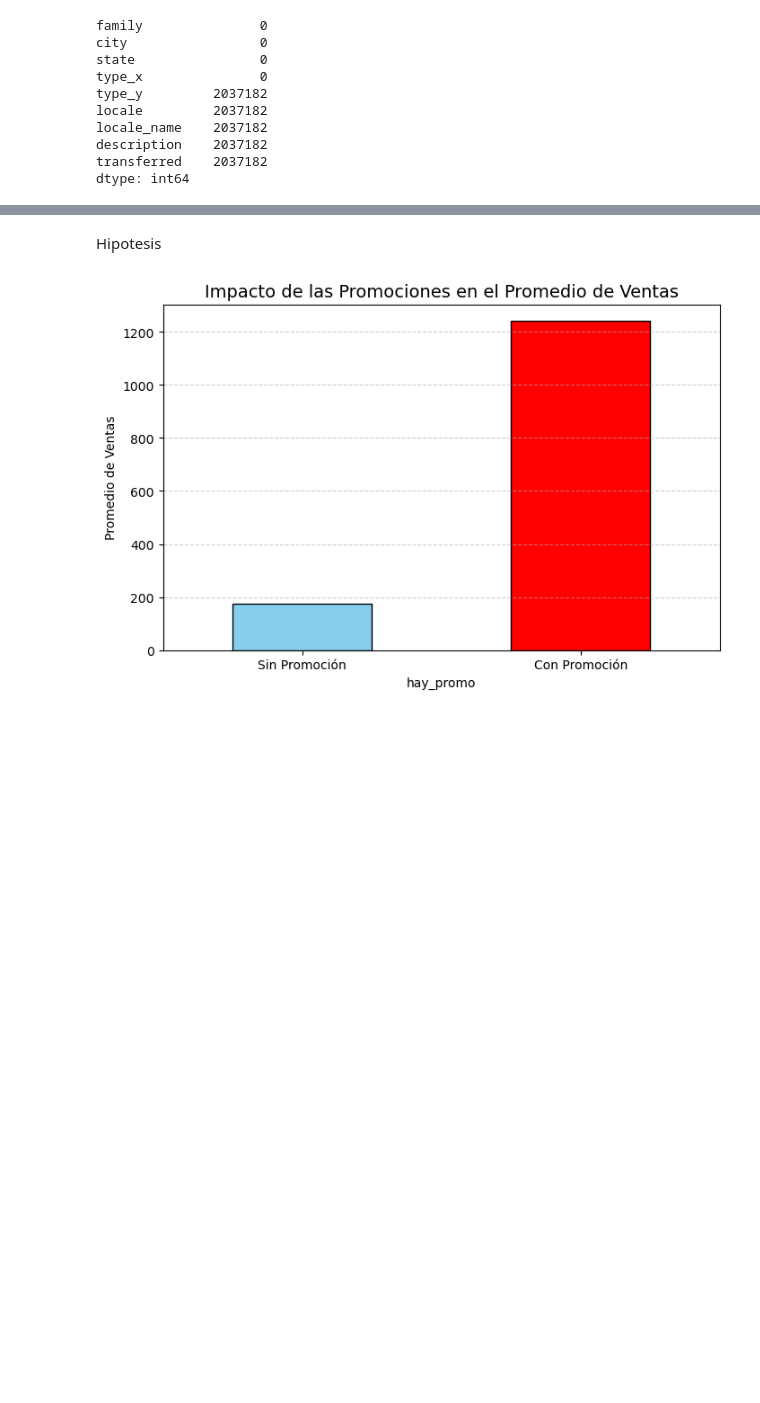
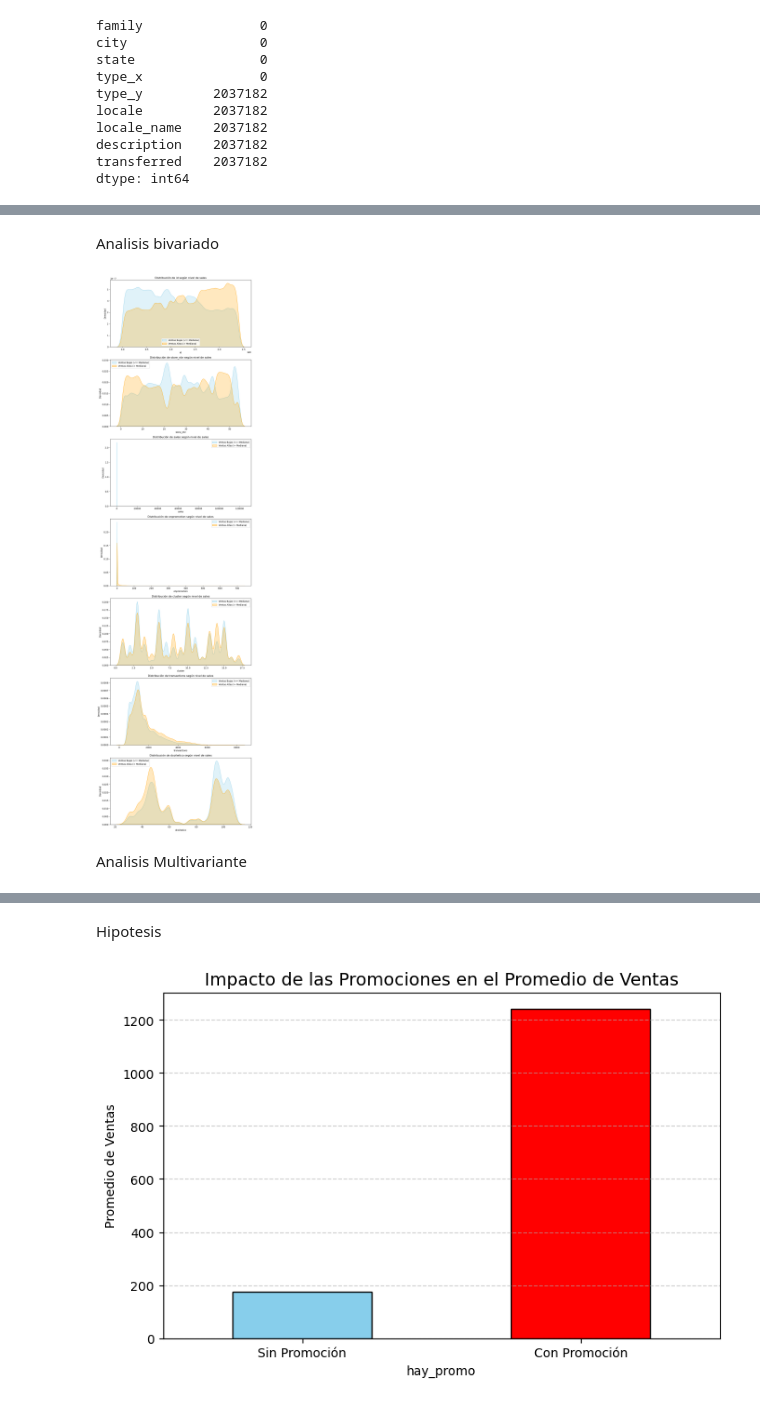
Before and after one commit to yiyinZhou/trabajo_final_PML, a Jupyter notebook: EDA.ipynb, the cells around one changed output, grey strips where cells are left out. Cells and saved outputs as stored; diff of their text form; code cells hidden in the pictures; blank space fills up the shorter version.

```diff
--- a/EDA.ipynb
+++ b/EDA.ipynb
@@ -389,0 +369,36 @@ transferred 2
+# %% [markdown]
+Analisis bivariado
+# %%
+target="sales"
+
+# Definir un umbral para comparar
+threshold = df_train[target].median()
+
+# Corregir plt.subplots
+fig, axs = plt.subplots(nrows=len(num_columns), ncols=1, figsize=(10, 5 * len(num_columns)))
+
+# Asegurarse de que axs sea una lista si solo hay una columna
+if len(num_columns) == 1:
+    axs = [axs]
+
+# Graficar cada columna numérica
+for i, col in enumerate(num_columns):
+    # Grupo de ventas bajas
+    sns.kdeplot(data=df_train[df_train[target] <= threshold], x=col,
+                ax=axs[i], label='Ventas Bajas (<= Mediana)', fill=True, color="skyblue")
+
+    # Grupo de ventas altas
+    sns.kdeplot(data=df_train[df_train[target] > threshold], x=col,
+                ax=axs[i], label='Ventas Altas (> Mediana)', fill=True, color="orange")
+
+    axs[i].set_title(f'Distribución de {col} según nivel de {target}')
+    axs[i].set_xlabel(col)
+    axs[i].set_ylabel('Densidad')
+    axs[i].legend()
+
+plt.tight_layout()
+plt.show()
+# %% [output]
+[figure, added]
+# %% [markdown]
+Analisis Multivariante
```
Also changed, not shown: parts of 22 cells of this notebook.
